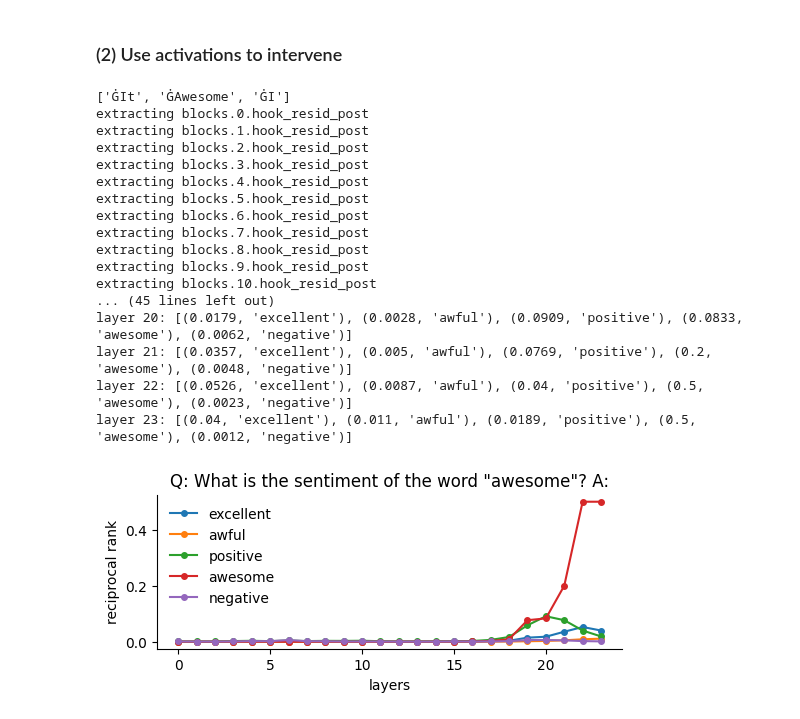
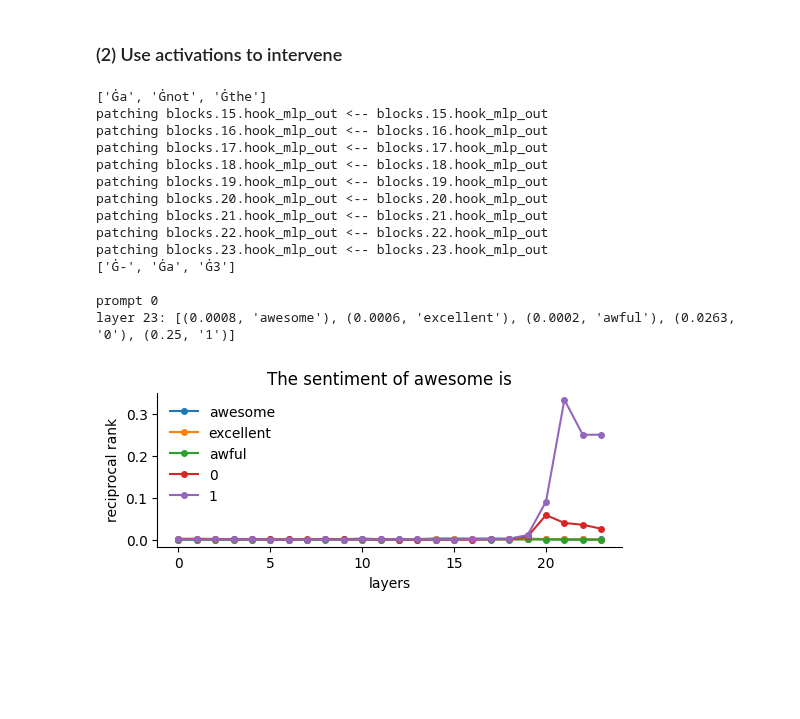
Before and after one commit to kdu4108/measureLM, a Jupyter notebook: notebooks/intervene/intervention v3.ipynb, the cells around one changed output. Saved outputs shown, nothing was run; the diff lists cells and outputs as text; code cells hidden in the pictures; blank space fills up the shorter version.

```diff
--- a/notebooks/intervene/intervention v3.ipynb
+++ b/notebooks/intervene/intervention v3.ipynb
@@ -4,7 +4,7 @@
 import torch, transformer_lens, itertools
 from measureLM import visualizing, decoding, patching, scoring
 # %%
-model = transformer_lens.HookedTransformer.from_pretrained("gpt2-medium").to("mps")
+model = transformer_lens.HookedTransformer.from_pretrained("gpt2-medium").to("cpu")
 model.cfg.spacing = "Ġ"
 model.tokenizer.pad_token = model.tokenizer.eos_token
 # %% [output]
@@ -14,12 +14,14 @@ Moving model to device:  mps
 # %% [markdown]
 ### 1) Get activations
 # %%
-args = [("excellent","positive"), ("awful","negative"), ("awesome","positive")]
+args = [("excellent","1"), ("awful","0"), ("awesome","1")]
 prompts = [f'Q: What is the sentiment of the word "{args[0][0]}"? A: {args[0][1]} Q: What is the sentiment of the word "{args[1][0]}"? A: {args[1][1]} Q: What is the sentiment of the word "{args[2][0]}"? A:']
+
+#args = [("excellent","1"), ("awful","0"), ("bad","0")]
+#prompts = [f'The sentiment of {args[0][0]} is {args[0][1]}. The sentiment of {args[1][0]} is {args[1][1]}. The sentiment of {args[2][0]} is']
 
 logits, activs, tokens = decoding.encode(prompts, model)
 layer_scores = decoding.early_decoding(activs, model)
-
 token_candidates = list(set(itertools.chain(*args)))
 
 tok_idx = scoring.token_select(tokens, model)
@@ -47,40 +34,37 @@ layer 23: [(0.0714, 'excellent'), (0.0086, 'awful'), (1.0, 'positive'), (0.05, '
 # %% [markdown]
 ### (2) Use activations to intervene
 # %%
-new_prompts = [f'Q: What is the sentiment of the word "{args[2][0]}"? A:']
+new_prompts = [f'The sentiment of {args[2][0]} is']
 new_logits, new_activs, new_tokens = decoding.encode(new_prompts, model)
 pred = model.tokenizer.convert_ids_to_tokens(torch.topk(new_logits[:, -1, :], k=3).indices.tolist()[0])
 print(pred)
 
-patch_map = patching.create_hook_mapping(model, extract_l=(15, 40), patch_l=(15, 40))
+patch_map = patching.create_hook_mapping(model, patch_l=(15, 25))
 patch_logits, resid_post = patching.intervene(new_tokens, activs, model, patch_map, extract_tok_idx=-1)
 resid_layer_scores = decoding.early_decoding(resid_post, model)
 
 pred = model.tokenizer.convert_ids_to_tokens(torch.topk(patch_logits[:, -1, :], k=3).indices.tolist()[0])
 print(pred)
 
 new_token_candidates = token_candidates
 
 ## scoring
 tok_idx = scoring.token_select(new_tokens, model)
 scored_tokens = scoring.scores_to_tokens(resid_layer_scores, tok_idx, model, mode=new_token_candidates)
 visualizing.visualize_token_ranks(scored_tokens, new_token_candidates, new_prompts)
 # %% [output]
-['ĠIt', 'ĠAwesome', 'ĠI']
-extracting blocks.0.hook_resid_post
-extracting blocks.1.hook_resid_post
-extracting blocks.2.hook_resid_post
-extracting blocks.3.hook_resid_post
-extracting blocks.4.hook_resid_post
-extracting blocks.5.hook_resid_post
-extracting blocks.6.hook_resid_post
-extracting blocks.7.hook_resid_post
-extracting blocks.8.hook_resid_post
-extracting blocks.9.hook_resid_post
-extracting blocks.10.hook_resid_post
-... (45 lines left out)
-layer 20: [(0.0179, 'excellent'), (0.0028, 'awful'), (0.0909, 'positive'), (0.0833, 'awesome'), (0.0062, 'negative')]
-layer 21: [(0.0357, 'excellent'), (0.005, 'awful'), (0.0769, 'positive'), (0.2, 'awesome'), (0.0048, 'negative')]
-layer 22: [(0.0526, 'excellent'), (0.0087, 'awful'), (0.04, 'positive'), (0.5, 'awesome'), (0.0023, 'negative')]
-layer 23: [(0.04, 'excellent'), (0.011, 'awful'), (0.0189, 'positive'), (0.5, 'awesome'), (0.0012, 'negative')]
+['Ġa', 'Ġnot', 'Ġthe']
+patching blocks.15.hook_mlp_out <-- blocks.15.hook_mlp_out
+patching blocks.16.hook_mlp_out <-- blocks.16.hook_mlp_out
+patching blocks.17.hook_mlp_out <-- blocks.17.hook_mlp_out
+patching blocks.18.hook_mlp_out <-- blocks.18.hook_mlp_out
+patching blocks.19.hook_mlp_out <-- blocks.19.hook_mlp_out
+patching blocks.20.hook_mlp_out <-- blocks.20.hook_mlp_out
+patching blocks.21.hook_mlp_out <-- blocks.21.hook_mlp_out
+patching blocks.22.hook_mlp_out <-- blocks.22.hook_mlp_out
+patching blocks.23.hook_mlp_out <-- blocks.23.hook_mlp_out
+['Ġ-', 'Ġa', 'Ġ3']
+
+prompt 0
+layer 23: [(0.0008, 'awesome'), (0.0006, 'excellent'), (0.0002, 'awful'), (0.0263, '0'), (0.25, '1')]
-[figure, old version]
+[figure, new version]
```
Also changed, not shown: parts of 2 cells of this notebook, 3 other files.
